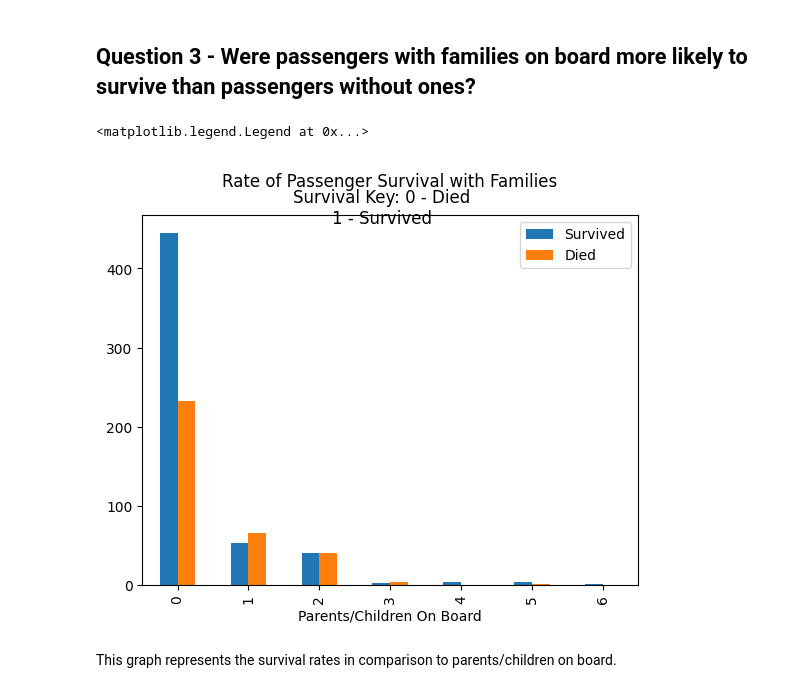
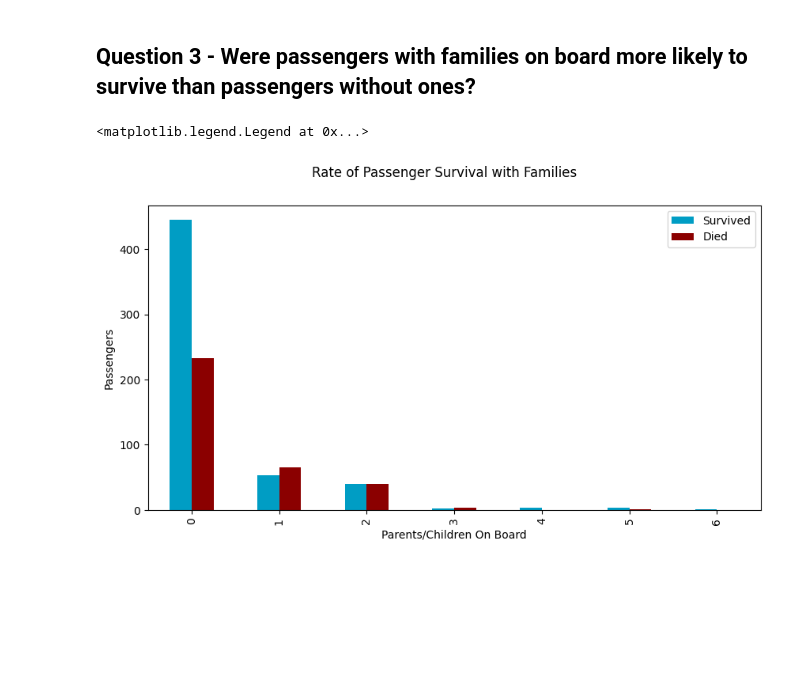
Before and after one commit to adalei1801/unit-3-data-science, a Jupyter notebook: 02_titanic.ipynb, the cells around one changed output. Drawn from its saved outputs; the diff is of its cells as text; code cells hidden in the pictures; blank space fills up the shorter version.

```diff
--- a/02_titanic.ipynb
+++ b/02_titanic.ipynb
@@ -36,15 +56,13 @@ The graph depicts the amount of passengers travelled with or without parents or
 # %% [markdown]
 ## Question 3 - Were passengers with families on board more likely to survive than passengers without ones?
 # %%
-survival = titanic_df[['Parch', 'Survived',]].value_counts()
+survival = titanic_df[['Parch', 'Survived']].value_counts()
 
-survival.unstack().plot.bar()
-plt.title("Rate of Passenger Survival with Families\n")
-plt.suptitle("\nSurvival Key: 0 - Died\n1 - Survived")
+survival.unstack().plot.bar(color=['#009dc4', '#8B0000'], figsize=(10,5))
+plt.suptitle("Rate of Passenger Survival with Families\n")
 plt.xlabel("Parents/Children On Board")
+plt.ylabel("Passengers")
 plt.legend(["Survived", "Died"])
 # %% [output]
 <matplotlib.legend.Legend at 0x...>
-[figure, old version]
+[figure, new version]
-# %% [markdown]
-This graph represents the survival rates in comparison to parents/children on board.
```
Also changed, not shown: parts of 9 cells of this notebook, 1 other file.
